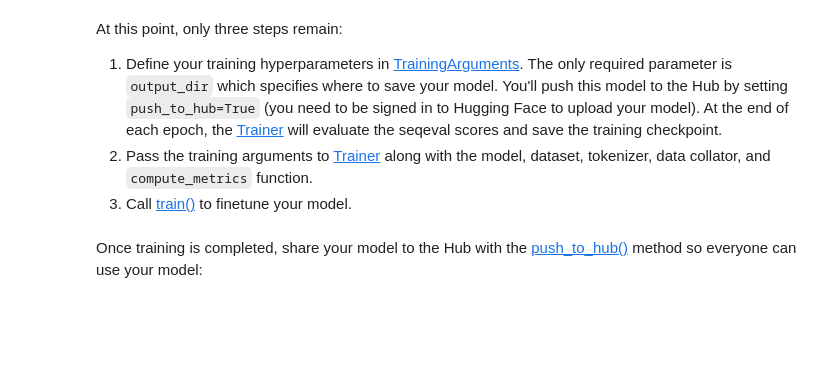
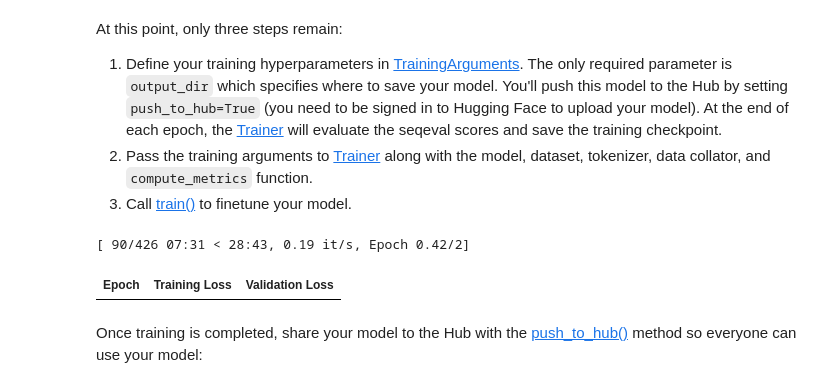
Before and after one commit to Ben10R/Collab, a Jupyter notebook: transformers_doc/en/pytorch/token_classification.ipynb, the cells around one changed output. Drawn from its saved outputs; the diff is of its cells as text; code cells hidden in the pictures; blank space fills up the shorter version.

```diff
--- a/transformers_doc/en/pytorch/token_classification.ipynb
+++ b/transformers_doc/en/pytorch/token_classification.ipynb
@@ -61,0 +429,11 @@ label_to_id = {l: i for i, l in enumerate(label_list)}
+# %%
+# Initialize our Trainer
+trainer = Trainer(
+    model=model,
+    args=training_args,
+    train_dataset=train_dataset,
+    eval_dataset=eval_dataset,
+    #processing_class=tokenizer,
+    data_collator=data_collator,
+    #compute_metrics=compute_metrics,
+)
@@ -61,0 +480,22 @@ label_to_id = {l: i for i, l in enumerate(label_list)}
+# %%
+'''
+PREDICTION (TESTING) PART
+'''
+predictions, labels, metrics = trainer.predict(predict_dataset, metric_key_prefix="predict")
+predictions = np.argmax(predictions, axis=2)
+
+# Remove ignored index (special tokens)
+true_predictions = [
+[label_list[p] for (p, l) in zip(prediction, label) if l != -100]
+for prediction, label in zip(predictions, labels)
+]
+
+trainer.log_metrics("predict", metrics)
+trainer.save_metrics("predict", metrics)
+
+# Save predictions
+output_predictions_file = os.path.join(training_args.output_dir, "predictions.txt")
+if trainer.is_world_process_zero():
+  with open(output_predictions_file, "w") as writer:
+    for prediction in true_predictions:
+        writer.write(" ".join(prediction) + "\n")
@@ -107,4 +561,4 @@ Start by loading the WNUT 17 dataset from the 🤗 Datasets library:
 # %%
 from datasets import load_dataset
 
-wnut = load_dataset("ibm-research/MedMentions-ZS")
+wnut = load_dataset("wnut_17")
@@ -161,0 +611,3 @@ print(column_names)
+# %%
+label_list = wnut["train"].features[f"ner_tags"].feature.names
+label_list
@@ -324,29 +809,32 @@ At this point, only three steps remain:
 3. Call [train()](https://huggingface.co/docs/transformers/main/en/main_classes/trainer#transformers.Trainer.train) to finetune your model.
 # %%
 training_args = TrainingArguments(
-    output_dir="my_awesome_wnut_model",
+    output_dir="tutorial_wnut_model",
     learning_rate=2e-5,
     per_device_train_batch_size=16,
     per_device_eval_batch_size=16,
     num_train_epochs=2,
     weight_decay=0.01,
     evaluation_strategy="epoch",
     save_strategy="epoch",
     load_best_model_at_end=True,
     push_to_hub=True,
 )
 
 trainer = Trainer(
     model=model,
     args=training_args,
     train_dataset=tokenized_wnut["train"],
     eval_dataset=tokenized_wnut["test"],
     tokenizer=tokenizer,
     data_collator=data_collator,
     compute_metrics=compute_metrics,
 )
 
 trainer.train()
+# %% [output]
+[ 90/426 07:31 < 28:43, 0.19 it/s, Epoch 0.42/2]
+| Epoch | Training Loss | Validation Loss |
 # %% [markdown]
 Once training is completed, share your model to the Hub with the [push_to_hub()](https://huggingface.co/docs/transformers/main/en/main_classes/trainer#transformers.Trainer.push_to_hub) method so everyone can use your model:
 # %%
```
Also changed, not shown: parts of 35 cells of this notebook.
